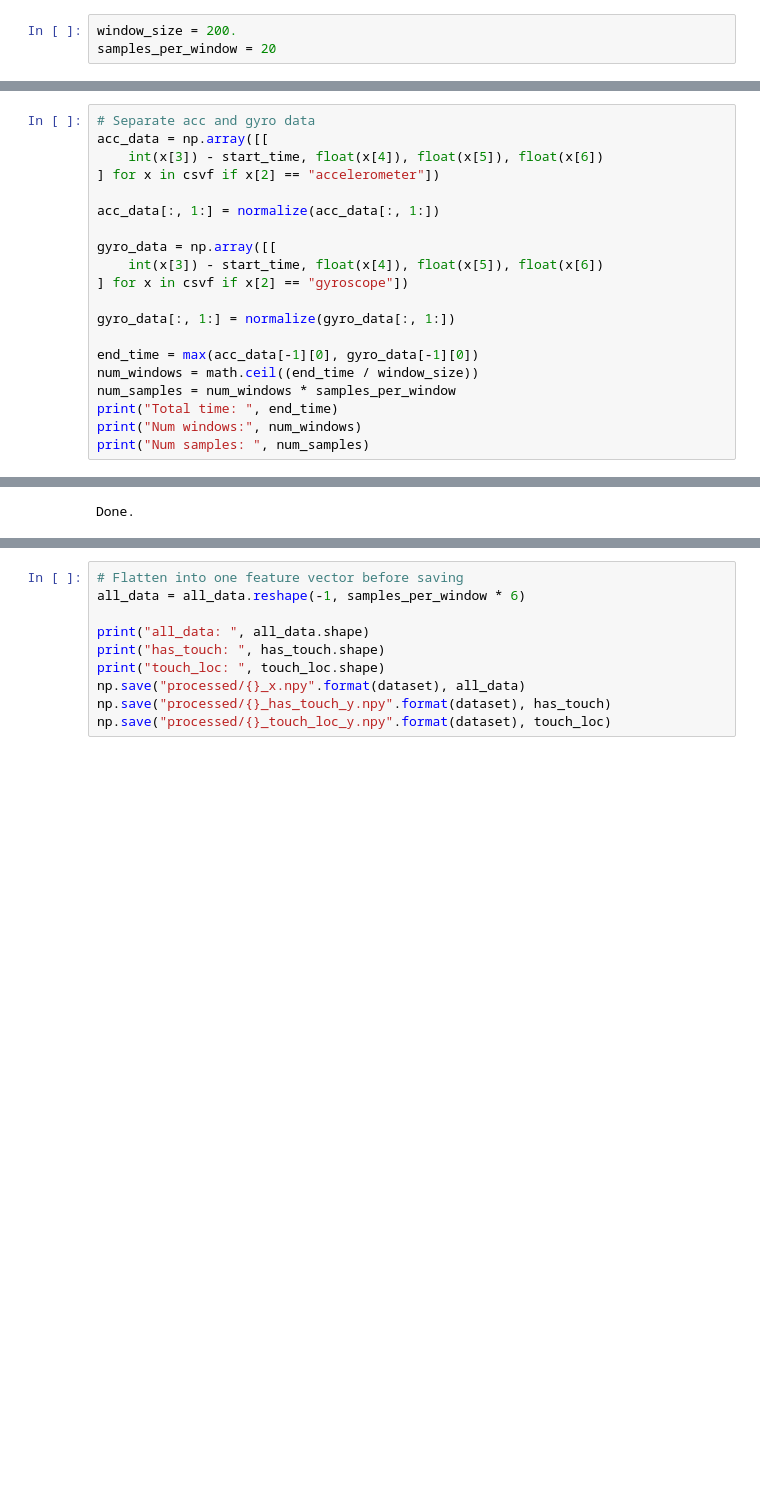
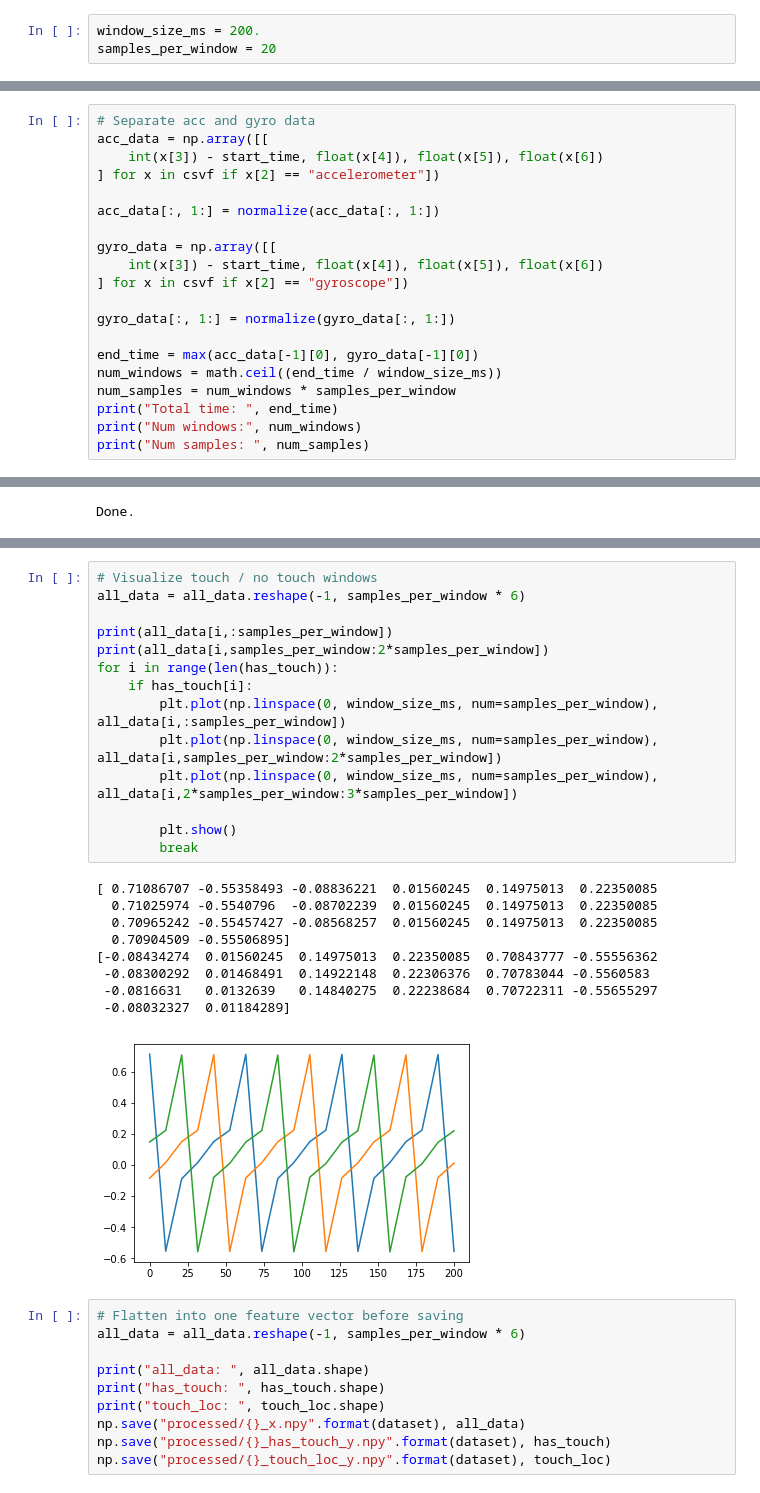
Before and after one commit to jlin816/gyrosec, a Jupyter notebook: preprocess.ipynb, the cells around one changed output, grey strips where cells are left out. Drawn from its saved outputs; the diff is of its cells as text; blank space fills up the shorter version.

```diff
--- a/preprocess.ipynb
+++ b/preprocess.ipynb
@@ -4,7 +4,7 @@ import math
 import numpy as np
 import matplotlib.pyplot as plt
 # %%
-window_size = 200.
+window_size_ms = 200.
 samples_per_window = 20
 # %% [markdown]
 n = number of windows
@@ -50,7 +50,7 @@ gyro_data = np.array([[
 gyro_data[:, 1:] = normalize(gyro_data[:, 1:])
 
 end_time = max(acc_data[-1][0], gyro_data[-1][0])
-num_windows = math.ceil((end_time / window_size))
+num_windows = math.ceil((end_time / window_size_ms))
 num_samples = num_windows * samples_per_window
 print("Total time: ", end_time)
 print("Num windows:", num_windows)
@@ -151,3 +142,27 @@ Number no touch windows 313
+# %%
+# Visualize touch / no touch windows
+all_data = all_data.reshape(-1, samples_per_window * 6)
+
+print(all_data[i,:samples_per_window])
+print(all_data[i,samples_per_window:2*samples_per_window])
+for i in range(len(has_touch)):
+    if has_touch[i]:
+        plt.plot(np.linspace(0, window_size_ms, num=samples_per_window), all_data[i,:samples_per_window])
+        plt.plot(np.linspace(0, window_size_ms, num=samples_per_window), all_data[i,samples_per_window:2*samples_per_window])
+        plt.plot(np.linspace(0, window_size_ms, num=samples_per_window), all_data[i,2*samples_per_window:3*samples_per_window])
+
+        plt.show()
+        break
+# %% [output]
+[ 0.71086707 -0.55358493 -0.08836221  0.01560245  0.14975013  0.22350085
+  0.71025974 -0.5540796  -0.08702239  0.01560245  0.14975013  0.22350085
+  0.70965242 -0.55457427 -0.08568257  0.01560245  0.14975013  0.22350085
+  0.70904509 -0.55506895]
+[-0.08434274  0.01560245  0.14975013  0.22350085  0.70843777 -0.55556362
+ -0.08300292  0.01468491  0.14922148  0.22306376  0.70783044 -0.5560583
+ -0.0816631   0.0132639   0.14840275  0.22238684  0.70722311 -0.55655297
+ -0.08032327  0.01184289]
+[figure, added]
 # %%
 # Flatten into one feature vector before saving
 all_data = all_data.reshape(-1, samples_per_window * 6)
```
Also changed, not shown: parts of 6 cells of this notebook.
